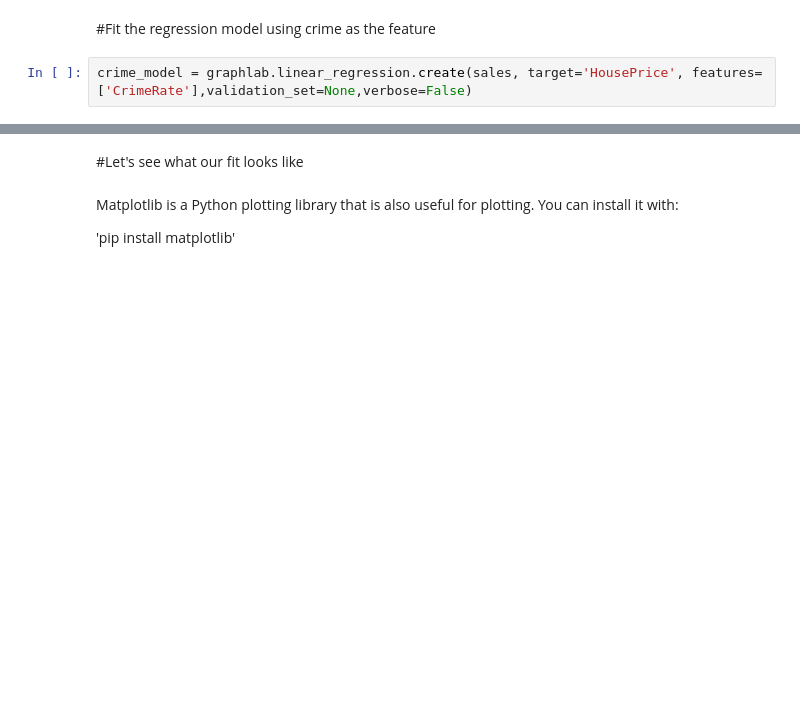
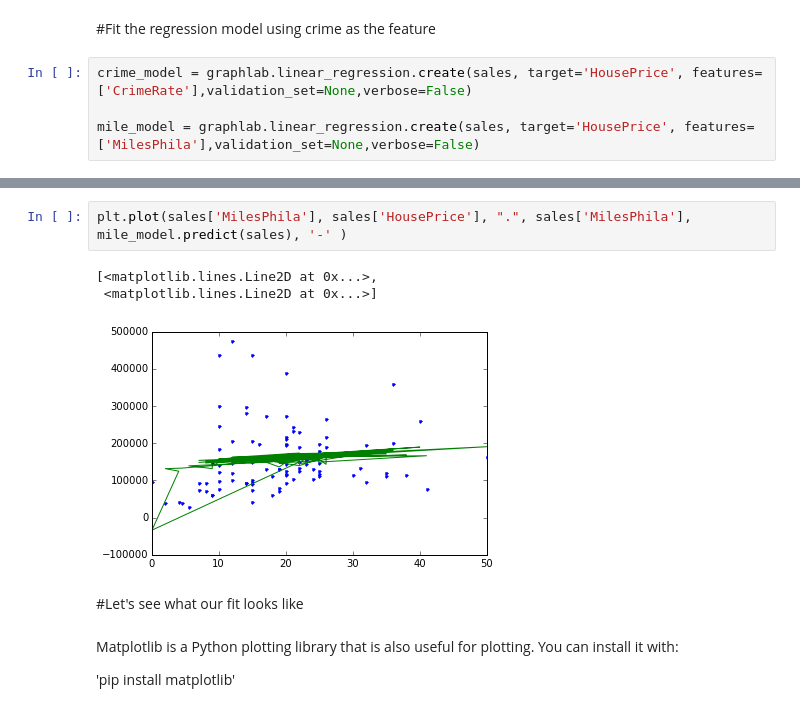
Before and after one commit to kzjeef/ml-regression-code, a Jupyter notebook: week1/demo1/PhillyCrime.ipynb, the cells around one changed output, grey strips where cells are left out. Saved outputs shown, nothing was run; the diff lists cells and outputs as text; blank space fills up the shorter version.

```diff
--- a/week1/demo1/PhillyCrime.ipynb
+++ b/week1/demo1/PhillyCrime.ipynb
@@ -54,3 +54,5 @@ sales.show(view="Scatter Plot", x="CrimeRate", y="HousePrice")
 #Fit the regression model using crime as the feature
 # %%
 crime_model = graphlab.linear_regression.create(sales, target='HousePrice', features=['CrimeRate'],validation_set=None,verbose=False)
+
+mile_model = graphlab.linear_regression.create(sales, target='HousePrice', features=['MilesPhila'],validation_set=None,verbose=False)
@@ -57,3 +65,9 @@ crime_model = graphlab.linear_regression.create(sales, target='HousePrice', feat
+# %%
+plt.plot(sales['MilesPhila'], sales['HousePrice'], ".", sales['MilesPhila'], mile_model.predict(sales), '-' )
+# %% [output]
+[<matplotlib.lines.Line2D at 0x...>,
+ <matplotlib.lines.Line2D at 0x...>]
+[figure, added]
 # %% [markdown]
 #Let's see what our fit looks like
 # %% [markdown]
```
Also changed, not shown: parts of 5 cells of this notebook, 1 other file.
